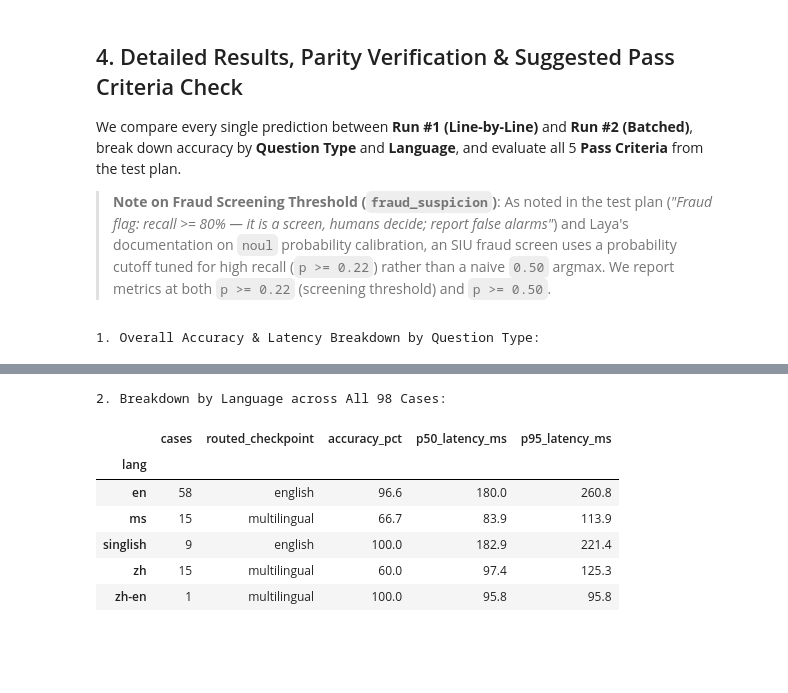
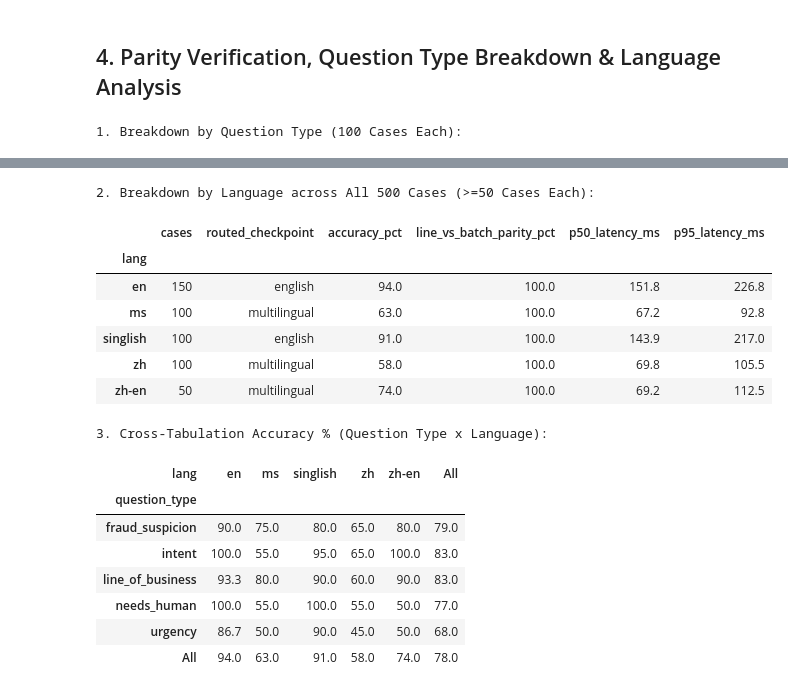
Before and after one commit to limjunda/laya-test, a Jupyter notebook: laya_insurance_test.ipynb, the cells around one changed output, grey strips where cells are left out. Cells and saved outputs as stored; diff of their text form; code cells hidden in the pictures; blank space fills up the shorter version.

```diff
--- a/laya_insurance_test.ipynb
+++ b/laya_insurance_test.ipynb
@@ -941,5 +158,4 @@ Total Insurance Test Cases Loaded: 98
 # %%
-# Typed Question Schemas for the 5 Insurance Tasks
 QUESTION_SCHEMAS = {
     "intent": {
         "intent": {
@@ -962,12 +178,12 @@ QUESTION_SCHEMAS = {
             "type": "choice",
             "instructions": "Which insurance line of business does this claim belong to?",
             "criteria": {
-                "motor_auto": "car, motorcycle, auto crash, windshield, vehicle theft, towing",
-                "health_medical": "hospital ward admission, surgery, clinic doctor bill, dengue fever",
+                "motor_auto": "car, motorcycle, truck collision, windshield glass, vehicle theft, roadside towing",
+                "health_medical": "hospital admission, surgery, clinic bill, specialist doctor, dengue, medical treatment",
                 "property_home": "house roof storm damage, burst water pipe flooding, kitchen cabinet fire",
                 "travel": "overseas trip, flight delay or cancellation, lost or broken luggage",
-                "life_critical_illness": "death benefit for beneficiary, critical illness malignant tumor or cancer lump sum",
-                "commercial_liability": "business public liability slip-and-fall, warehouse worker forklift injury"
+                "life_critical_illness": "death benefit for beneficiary, critical illness cancer lump sum, life policy",
+                "commercial_liability": "business public liability customer slip-and-fall, warehouse worker forklift injury"
             }
         }
     },
@@ -998,8 +214,6 @@ QUESTION_SCHEMAS = {
 }
 
 def get_lang_hint(lang_tag: str) -> str:
-    """Provide ISO language hint so Latin-script Malay ('ms') routes to laya-multilingual,
-    while English and Singlish (English-lexifier creole) route to the English checkpoint."""
     if lang_tag == "ms":
         return "ms"
     if lang_tag in ("zh", "zh-en"):
@@ -1066,27 +283,23 @@ Run #2 (Batched) Wall Time      : 9.606 s
-# %% [markdown]
-## 4. Detailed Results, Parity Verification & Suggested Pass Criteria Check
-We compare every single prediction between **Run #1 (Line-by-Line)** and **Run #2 (Batched)**, break down accuracy by **Question Type** and **Language**, and evaluate all 5 **Pass Criteria** from the test plan.
-
-> **Note on Fraud Screening Threshold (`fraud_suspicion`)**: As noted in the test plan (*"Fraud flag: recall >= 80% — it is a screen, humans decide; report false alarms"*) and Laya's documentation on `noul` probability calibration, an SIU fraud screen uses a probability cutoff tuned for high recall (`p >= 0.22`) rather than a naive `0.50` argmax. We report metrics at both `p >= 0.22` (screening threshold) and `p >= 0.50`.
+# %% [markdown]
+## 4. Parity Verification, Question Type Breakdown & Language Analysis
 # %%
-FRAUD_SCREEN_THRESHOLD = 0.22  # Calibrated high-recall SIU screening threshold
+FRAUD_SCREEN_THRESHOLD = 0.22
 HUMAN_ESCALATION_THRESHOLD = 0.20
 
 rows_eval = []
-for i, c in enumerate(cases_98):
+for i, c in enumerate(cases_500):
     qtype = c["question_type"]
-    ans_line = line_by_line_results[i]["answers"][qtype]
+    ans_line = line_results[i]["answers"][qtype]
     ans_batch = batched_results[i]["answers"][qtype]
     routed_model = batched_results[i]["routing"]["model"]
 
     if qtype in ("intent", "line_of_business"):
         pred_line = ans_line["choice"]
         pred_batch = ans_batch["choice"]
-        conf_line = ans_line["answer_confidence"]
         conf_batch = ans_batch["answer_confidence"]
         parity = (pred_line == pred_batch)
         is_correct = (pred_batch == c["expected"])
-        raw_val_line, raw_val_batch = conf_line, conf_batch
+        raw_val_batch = conf_batch
     elif qtype == "urgency":
         raw_val_line = ans_line["score"]
         raw_val_batch = ans_batch["score"]
@@ -1094,7 +307,6 @@ for i, c in enumerate(cases_98):
         pred_batch = round(raw_val_batch, 2)
         conf_batch = ans_batch["answer_confidence"]
         parity = abs(raw_val_line - raw_val_batch) < 0.05
-        # Within +/- 1.0 of expected urgency (and if expected==3, score >= 1.8)
         is_correct = abs(raw_val_batch - float(c["expected"])) <= 1.05
     elif qtype == "fraud_suspicion":
         raw_val_line = ans_line["noul"]
@@ -1129,10 +341,10 @@ for i, c in enumerate(cases_98):
         "line_latency_ms": round(line_latencies_ms[i], 1),
     })
 
-df_res = pd.DataFrame(rows_eval)
+df_500_res = pd.DataFrame(rows_eval)
 
-print("1. Overall Accuracy & Latency Breakdown by Question Type:")
-q_summary = df_res.groupby("question_type").agg(
+print("1. Breakdown by Question Type (100 Cases Each):")
+q_summary = df_500_res.groupby("question_type").agg(
     cases=("id", "count"),
     accuracy_pct=("correct", lambda s: round(s.mean() * 100, 1)),
     line_vs_batch_parity_pct=("parity", lambda s: round(s.mean() * 100, 1)),
@@ -1142,16 +354,21 @@ q_summary = df_res.groupby("question_type").agg(
 )
 display(q_summary)
 
-print("2. Breakdown by Language across All 98 Cases:")
-l_summary = df_res.groupby("lang").agg(
+print("\n2. Breakdown by Language across All 500 Cases (>=50 Cases Each):")
+l_summary = df_500_res.groupby("lang").agg(
     cases=("id", "count"),
     routed_checkpoint=("checkpoint", lambda s: s.mode().iloc[0]),
     accuracy_pct=("correct", lambda s: round(s.mean() * 100, 1)),
+    line_vs_batch_parity_pct=("parity", lambda s: round(s.mean() * 100, 1)),
     p50_latency_ms=("line_latency_ms", lambda s: round(np.median(s), 1)),
     p95_latency_ms=("line_latency_ms", lambda s: round(np.percentile(s, 95), 1)),
 )
 display(l_summary)
+
+print("\n3. Cross-Tabulation Accuracy % (Question Type x Language):")
+acc_pivot = df_500_res.pivot_table(index="question_type", columns="lang", values="correct", aggfunc=lambda s: round(s.mean()*100, 1), margins=True)
+display(acc_pivot)
 # %% [output]
-1. Overall Accuracy & Latency Breakdown by Question Type:
+1. Breakdown by Question Type (100 Cases Each):
 |  | cases | accuracy_pct | line_vs_batch_parity_pct | p50_latency_ms | p95_latency_ms | mean_confidence |
 | question_type |  |  |  |  |  |  |
@@ -1163,9 +380,18 @@ display(l_summary)
-2. Breakdown by Language across All 98 Cases:
+2. Breakdown by Language across All 500 Cases (>=50 Cases Each):
-|  | cases | routed_checkpoint | accuracy_pct | p50_latency_ms | p95_latency_ms |
-| lang |  |  |  |  |  |
-| en | 58 | english | 96.6 | 180.0 | 260.8 |
-| ms | 15 | multilingual | 66.7 | 83.9 | 113.9 |
-| singlish | 9 | english | 100.0 | 182.9 | 221.4 |
-| zh | 15 | multilingual | 60.0 | 97.4 | 125.3 |
-| zh-en | 1 | multilingual | 100.0 | 95.8 | 95.8 |
+|  | cases | routed_checkpoint | accuracy_pct | line_vs_batch_parity_pct | p50_latency_ms | p95_latency_ms |
+| lang |  |  |  |  |  |  |
+| en | 150 | english | 94.0 | 100.0 | 151.8 | 226.8 |
+| ms | 100 | multilingual | 63.0 | 100.0 | 67.2 | 92.8 |
+| singlish | 100 | english | 91.0 | 100.0 | 143.9 | 217.0 |
+| zh | 100 | multilingual | 58.0 | 100.0 | 69.8 | 105.5 |
+| zh-en | 50 | multilingual | 74.0 | 100.0 | 69.2 | 112.5 |
+3. Cross-Tabulation Accuracy % (Question Type x Language):
+| lang | en | ms | singlish | zh | zh-en | All |
+| question_type |  |  |  |  |  |  |
+| fraud_suspicion | 90.0 | 75.0 | 80.0 | 65.0 | 80.0 | 79.0 |
+| intent | 100.0 | 55.0 | 95.0 | 65.0 | 100.0 | 83.0 |
+| line_of_business | 93.3 | 80.0 | 90.0 | 60.0 | 90.0 | 83.0 |
+| needs_human | 100.0 | 55.0 | 100.0 | 55.0 | 50.0 | 77.0 |
+| urgency | 86.7 | 50.0 | 90.0 | 45.0 | 50.0 | 68.0 |
+| All | 94.0 | 63.0 | 91.0 | 58.0 | 74.0 | 78.0 |
 # %%
```
Also changed, not shown: parts of 19 cells of this notebook, 3 other files.
